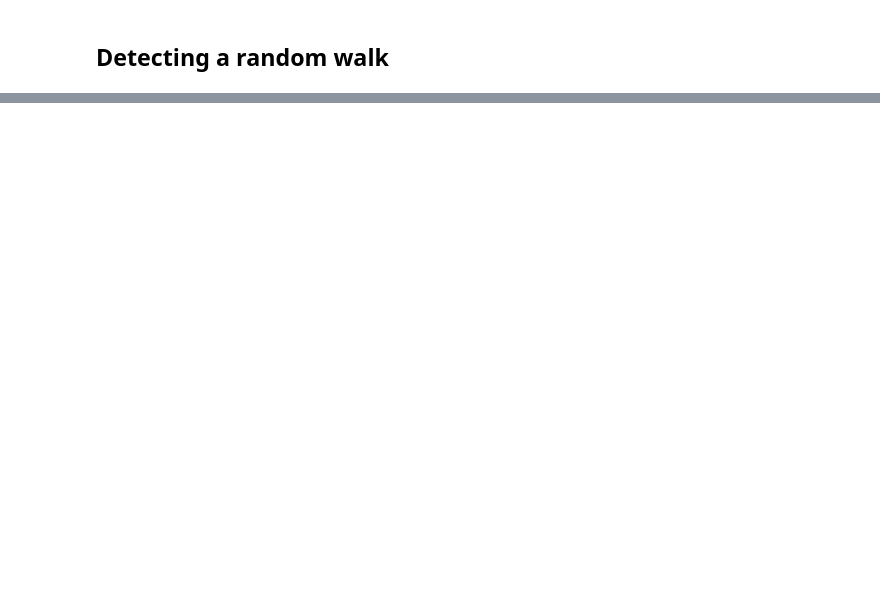
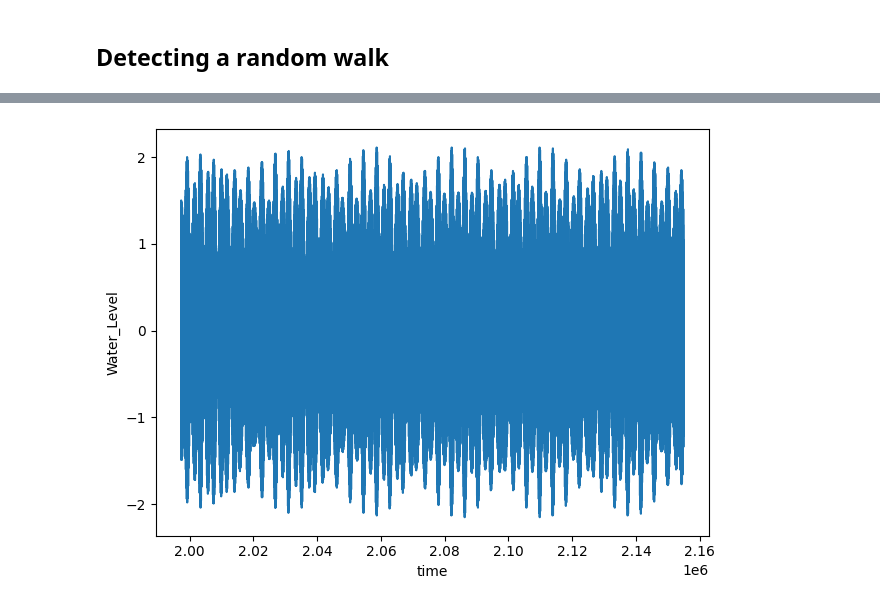
Before and after one commit to mariaviv27/Machine-Learning-Avanzado, a Jupyter notebook: Entrega 2 - Time Series/Random Walk Check.ipynb, the cells around one changed output, grey strips where cells are left out. Cells and saved outputs as stored; diff of their text form; code cells hidden in the pictures; blank space fills up the shorter version.

```diff
--- a/Entrega 2 - Time Series/Random Walk Check.ipynb
+++ b/Entrega 2 - Time Series/Random Walk Check.ipynb
@@ -103,3 +148,14 @@ visualize_time_series(data_located['Water_Level'])
+# %%
+def visualize_time_series(val):
+    fig, ax = plt.subplots()
+    ax.plot(val)
+    ax.set_xlabel('time') # Is just the sequential order
+    ax.set_ylabel('Water_Level') # The randomly given value
+    plt.tight_layout()
+
+visualize_time_series(data_located['Water_Level_ODM'])
+# %% [output]
+[figure, added]
 # %%
 ### Try again by taking only the 2017 data
 data_2017 = data_located[data_located['time'].dt.year == 2017]
```
Also changed, not shown: parts of 15 cells of this notebook.
